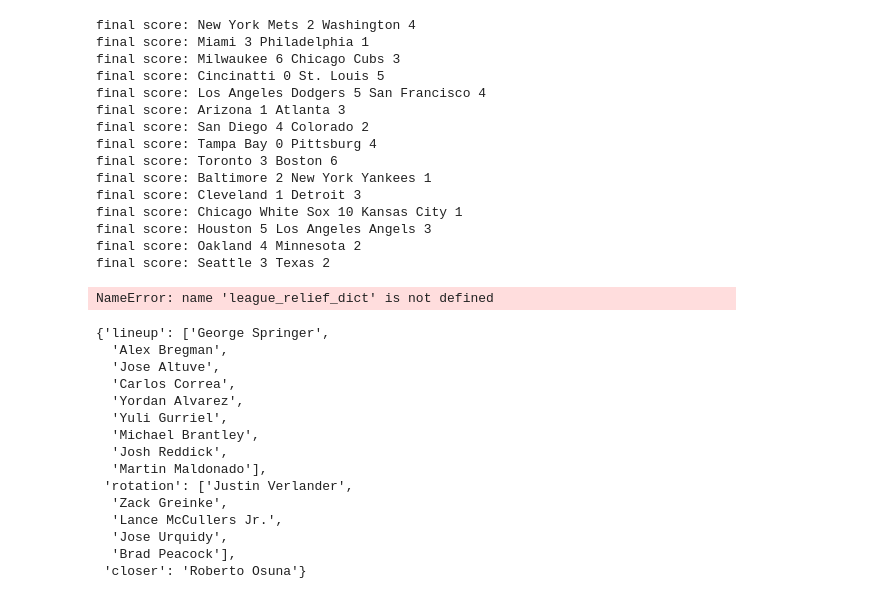
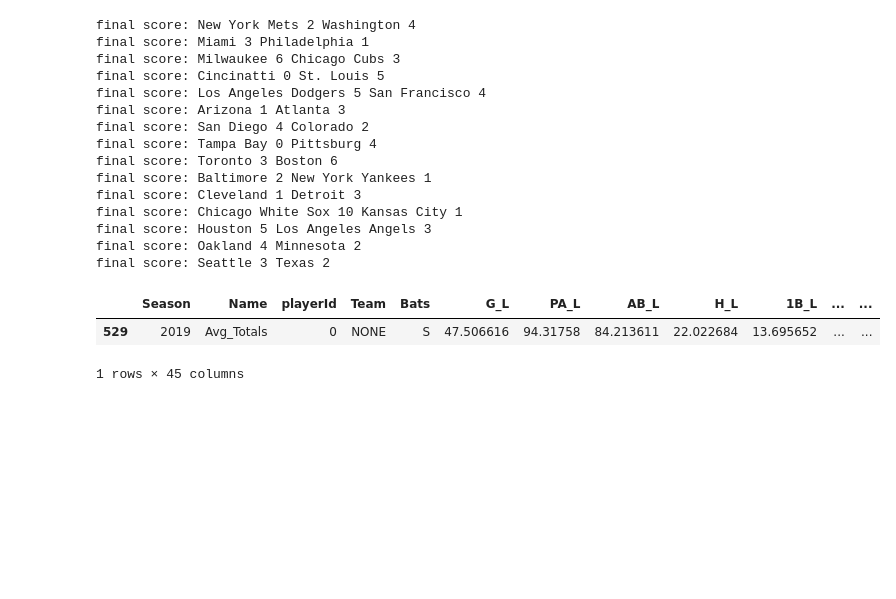
Before and after one commit to jmaloon1/Baseball-Simulator, a Jupyter notebook: Baseball Simulator.ipynb, the cells around one changed output. Saved outputs shown, nothing was run; the diff lists cells and outputs as text; code cells hidden in the pictures; blank space fills up the shorter version.

```diff
--- a/Baseball Simulator.ipynb
+++ b/Baseball Simulator.ipynb
@@ -1464,8 +1708,9 @@ def column_type(batter_stats, pitcher_stats):
             batter_stats[column] = batter_stats.apply(lambda row: convert_float(row, column), axis=1)
 
     string_columns = ['Season', 'Name', 'Throws', 'Team']
-    int_columns = ['playerId', 'IP_L', 'TBF_L', 'H_L', '2B_L', '3B_L', 'R_L', 'ER_L', 'HR_L', 'BB_L', 'IBB_L', 'HBP_L',
-                   'SO_L', 'IP_R', 'TBF_R', 'H_R', '2B_R', '3B_R', 'R_R', 'ER_R', 'HR_R', 'BB_R', 'IBB_R', 'HBP_R','SO_R']
+    int_columns = ['playerId', 'IP_L', 'TBF_L', 'H_L', '1B_L', '2B_L', '3B_L', 'R_L', 'ER_L', 'HR_L', 'BB_L', 'IBB_L',
+                   'HBP_L','SO_L', 'IP_R', 'TBF_R', 'H_R', '2B_R', '3B_R', 'R_R', 'ER_R', 'HR_R', 'BB_R', 'IBB_R',
+                   'HBP_R', 'SO_R']
     float_columns = ['ERA_L', 'AVG_L', 'OBP_L', 'SLG_L', 'wOBA_L', 'ERA_R', 'AVG_R', 'OBP_R', 'SLG_R', 'wOBA_R']
 
 
@@ -1866,22 +2107,7 @@ for url in url_list:
-# %%
-league_relief_dict['Atlanta']
-# %% [output]
-NameError: name 'league_relief_dict' is not defined
-# %%
-starters_dict['Houston']
-# %% [output]
-{'lineup': ['George Springer',
-  'Alex Bregman',
-  'Jose Altuve',
-  'Carlos Correa',
-  'Yordan Alvarez',
-  'Yuli Gurriel',
-  'Michael Brantley',
-  'Josh Reddick',
-  'Martin Maldonado'],
- 'rotation': ['Justin Verlander',
-  'Zack Greinke',
-  'Lance McCullers Jr.',
-  'Jose Urquidy',
-  'Brad Peacock'],
- 'closer': 'Roberto Osuna'}
+# %%
+avg_stats = batter_stats_df.loc[batter_stats_df['Name']=='Avg_Totals']
+avg_stats
+# %% [output]
+|  | Season | Name | playerId | Team | Bats | G_L | PA_L | AB_L | H_L | 1B_L | ... | ... |
+| 529 | 2019 | Avg_Totals | 0 | NONE | S | 47.506616 | 94.31758 | 84.213611 | 22.022684 | 13.695652 | ... | ... |
+1 rows × 45 columns
```
Also changed, not shown: parts of 13 cells of this notebook, 2 other files.
